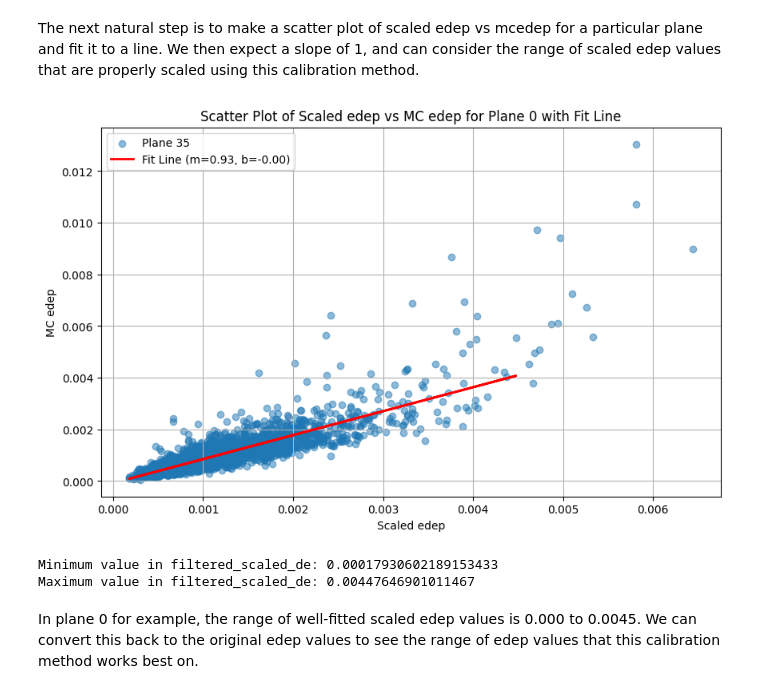
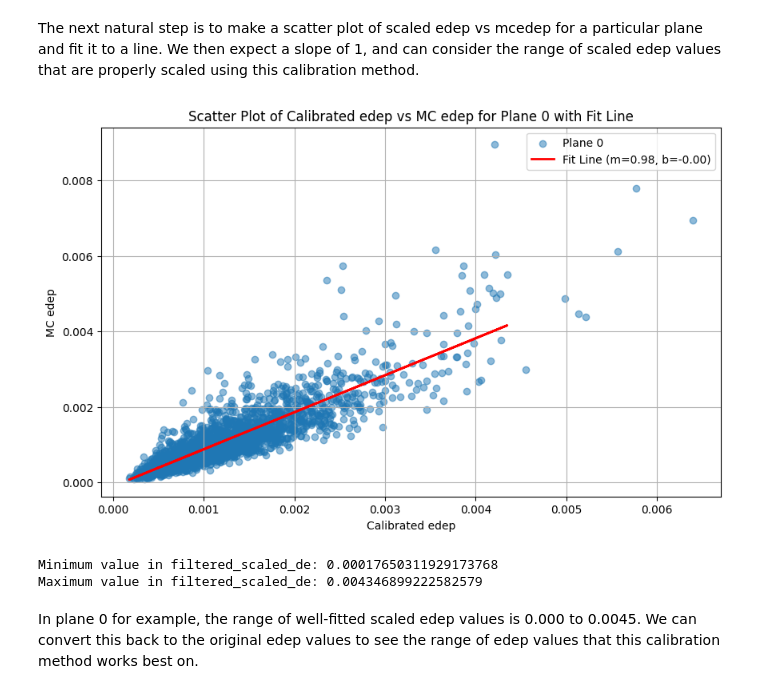
Before and after one commit to cchuster/Mu2e, a Jupyter notebook: main.ipynb, the cells around one changed output. Saved outputs shown, nothing was run; the diff lists cells and outputs as text; code cells hidden in the pictures.

```diff
--- a/main.ipynb
+++ b/main.ipynb
@@ -128,30 +189,30 @@ We can clearly see that the distribution is more narrow and centered around 1 as
 The next natural step is to make a scatter plot of scaled edep vs mcedep for a particular plane and fit it to a line. We then expect a slope of 1, and can consider the range of scaled edep values that are properly scaled using this calibration method.
 # %%
 plt.figure(figsize=(10, 6))
-plane = 35
+plane = 0
 scaled_de = scaled_edep_per_plane[plane]
 demc = amc["edep"][hitCut][a["plane"][hitCut] == plane]
 
 min_scaled_de = 0
 max_scaled_de = 0.0045
 filtered_scaled_de = [de for de in scaled_de if min_scaled_de <= de <= max_scaled_de]
 filtered_demc = [demc[i] for i, de in enumerate(scaled_de) if min_scaled_de <= de <= max_scaled_de]
 
 m, b = np.polyfit(filtered_scaled_de, filtered_demc, 1)
 plt.scatter(scaled_de, demc, alpha=0.5, label=f'Plane {plane}')
 plt.plot(filtered_scaled_de, m*np.array(filtered_scaled_de) + b, color='red', linewidth=2, label=f'Fit Line (m={m:.2f}, b={b:.2f})')
-plt.xlabel('Scaled edep')
+plt.xlabel('Calibrated edep')
 plt.ylabel('MC edep')
-plt.title('Scatter Plot of Scaled edep vs MC edep for Plane 0 with Fit Line')
+plt.title('Scatter Plot of Calibrated edep vs MC edep for Plane 0 with Fit Line')
 plt.legend()
 plt.grid(True)
 plt.show()
 print(f"Minimum value in filtered_scaled_de: {min(filtered_scaled_de)}")
 print(f"Maximum value in filtered_scaled_de: {max(filtered_scaled_de)}")
 # %% [output]
-[figure, old version]
+[figure, new version]
-Minimum value in filtered_scaled_de: 0.00017930602189153433
-Maximum value in filtered_scaled_de: 0.00447646901011467
+Minimum value in filtered_scaled_de: 0.00017650311929173768
+Maximum value in filtered_scaled_de: 0.004346899222582579
 # %% [markdown]
 In plane 0 for example, the range of well-fitted scaled edep values is 0.000 to 0.0045. We can convert this back to the original edep values to see the range of edep values that this calibration method works best on.
 # %%
```
Also changed, not shown: parts of 14 cells of this notebook.
